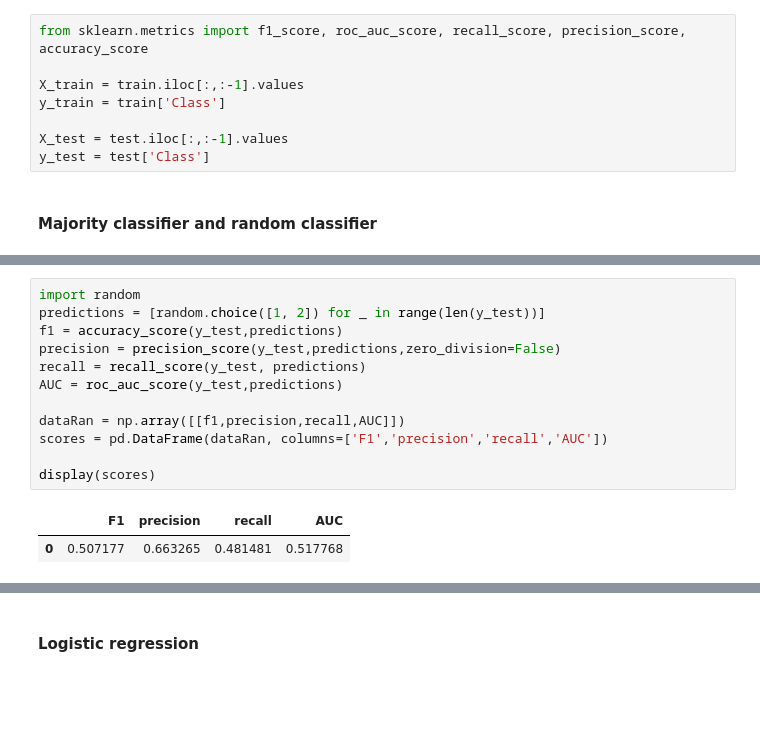
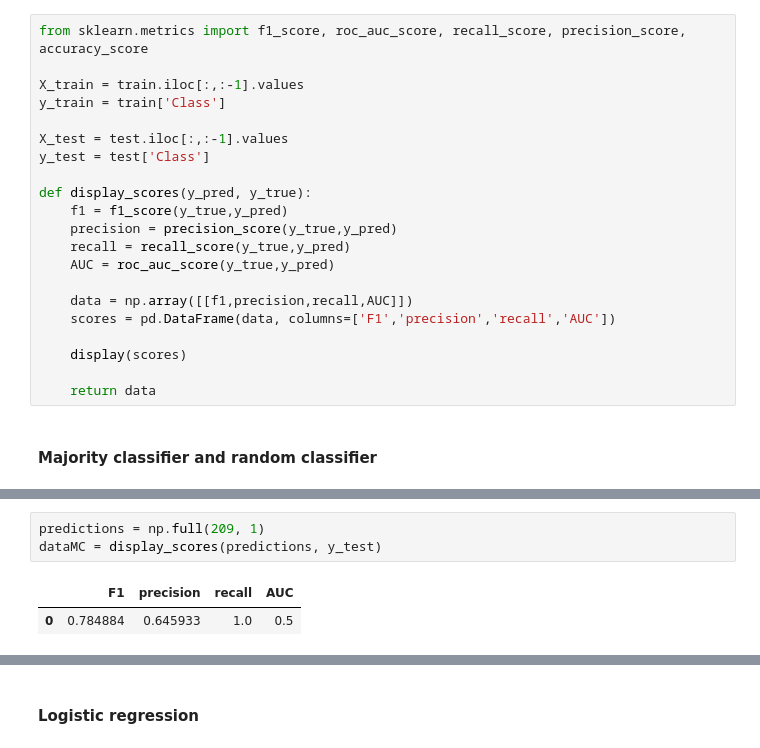
Before and after one commit to jkuhta/is-seminarska2, a Jupyter notebook: seminarska2.ipynb, the cells around one changed output, grey strips where cells are left out. Saved outputs shown, nothing was run; the diff lists cells and outputs as text; blank space fills up the shorter version.

Commit message:
display_scores function

```diff
--- a/seminarska2.ipynb
+++ b/seminarska2.ipynb
@@ -265,5 +265,18 @@ y_train = train['Class']
 
 X_test = test.iloc[:,:-1].values
 y_test = test['Class']
+
+def display_scores(y_pred, y_true):
+    f1 = f1_score(y_true,y_pred)
+    precision = precision_score(y_true,y_pred)
+    recall = recall_score(y_true,y_pred)
+    AUC = roc_auc_score(y_true,y_pred)
+
+    data = np.array([[f1,precision,recall,AUC]])
+    scores = pd.DataFrame(data, columns=['F1','precision','recall','AUC'])
+
+    display(scores)
+
+    return data
 # %% [markdown]
 #### Majority classifier and random classifier
@@ -285,15 +283,6 @@ display(scores)
-# %%
-import random
-predictions = [random.choice([1, 2]) for _ in range(len(y_test))]
-f1 = accuracy_score(y_test,predictions)
-precision = precision_score(y_test,predictions,zero_division=False)
-recall = recall_score(y_test, predictions)
-AUC = roc_auc_score(y_test,predictions)
-
-dataRan = np.array([[f1,precision,recall,AUC]])
-scores = pd.DataFrame(dataRan, columns=['F1','precision','recall','AUC'])
-
-display(scores)
-# %% [output]
-|  | F1 | precision | recall | AUC |
-| 0 | 0.507177 | 0.663265 | 0.481481 | 0.517768 |
+# %%
+predictions = np.full(209, 1)
+dataMC = display_scores(predictions, y_test)
+# %% [output]
+|  | F1 | precision | recall | AUC |
+| 0 | 0.784884 | 0.645933 | 1.0 | 0.5 |
```
Also changed, not shown: parts of 2 cells of this notebook.
